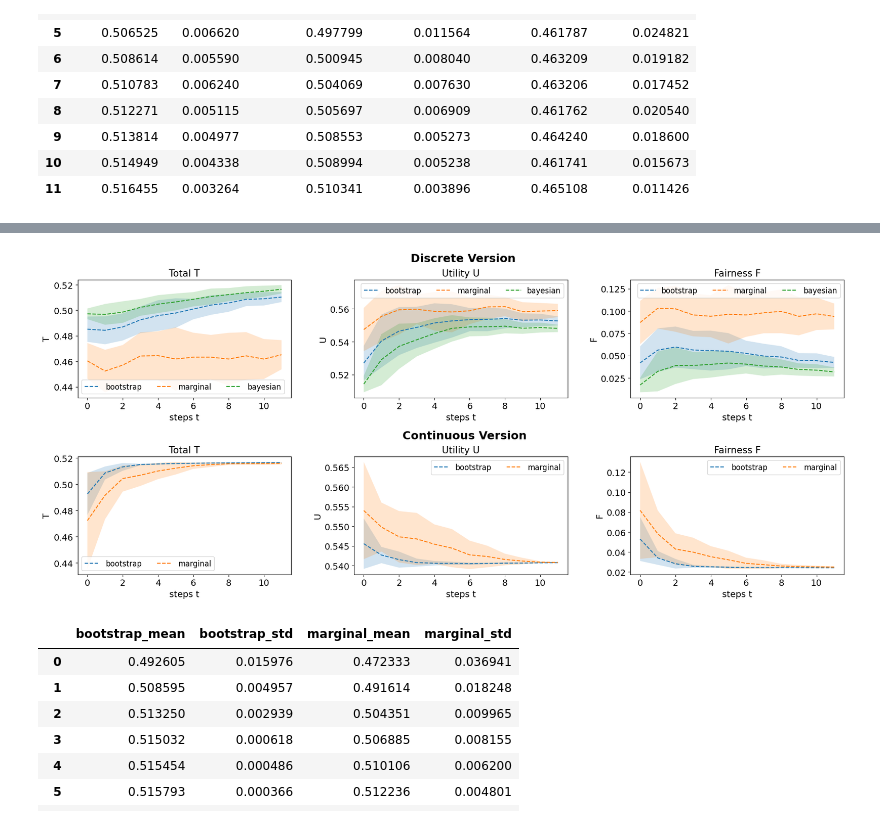
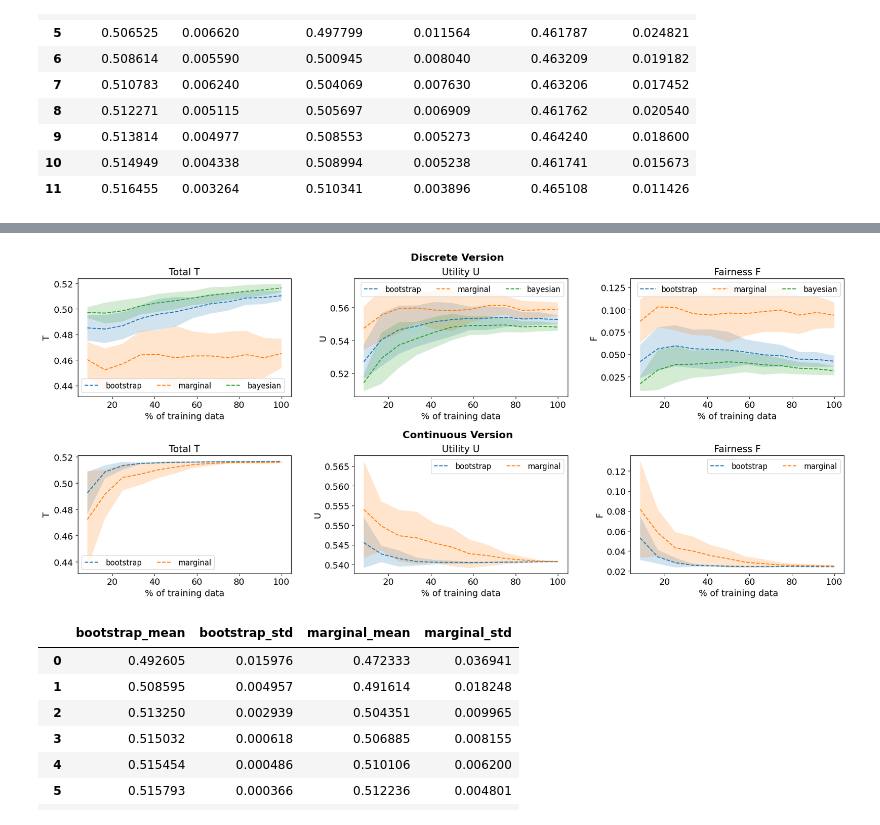
Before and after one commit to a-athanasopoulos/Bayesian-fairness, a Jupyter notebook: src/notebooks/plot results-FINAL.ipynb, the cells around one changed output, grey strips where cells are left out. Drawn from its saved outputs; the diff is of its cells as text; code cells hidden in the pictures.

```diff
--- a/src/notebooks/plot results-FINAL.ipynb
+++ b/src/notebooks/plot results-FINAL.ipynb
@@ -149,3 +145,7 @@ matplotlib.rcParams.update(matplotlib.rcParamsDefault)
 matplotlib.rc('xtick', labelsize=14)
 matplotlib.rc('ytick', labelsize=14)
 matplotlib.rc('axes', labelsize=14)
+# %%
+steps = list( range(1, losses[0]["bootstrap_mean"].shape[0] + 1 ) )
+training_data = [step * 500 for step in steps]
+percentage_of_training_data = [step * 500 * 100/ 6000 for step in steps]
@@ -152,7 +167,7 @@ matplotlib.rc('axes', labelsize=14)
 # %%
 fig, axes = plt.subplots(2, 3, figsize=(18, 8))
-fig.text(0.46, 0.95, f'Discrete Version', fontsize = 18, weight='bold')
-fig.text(0.45, 0.46, f'Continuous Version', fontsize = 18, weight='bold')
+fig.text(0.46, 0.95, f'Discrete Version', fontsize = 16, weight='bold')
+fig.text(0.45, 0.46, f'Continuous Version', fontsize = 16, weight='bold')
 
 #0.      ######################### plot_continius  #########################
 
@@ -160,7 +175,7 @@ ax_dis  = axes[0]
 losses = [eval_loss_dis, eval_utility_dis, eval_fainress_dis]
 # ax_dis[0].suptitle(f'Subfigure title 1')
 ax_dis[1].set_title("Subplot row ")
-x = range(losses[0]["bootstrap_mean"].shape[0])
+x = percentage_of_training_data
 ax_dis[0].plot(x, losses[0]["bootstrap_mean"],"--", label = "bootstrap")
 ax_dis[0].fill_between(x = x,
                  y1 = (losses[0]["bootstrap_mean"]-losses[0]["bootstrap_std"]).values,
@@ -177,7 +192,7 @@ ax_dis[0].fill_between(x = x,
                  y2 = (losses[0]["bayes_mean"]+losses[0]["bayes_std"]).values,
                  alpha = 0.2)
 ax_dis[0].set_title("Total T", fontsize=15)
-ax_dis[0].set(xlabel='steps t')
+ax_dis[0].set(xlabel='% of training data')
 ax_dis[0].set_ylabel(f'T')
 ax_dis[0].legend(ncols=3,fontsize=12)
 
@@ -198,7 +213,7 @@ ax_dis[1].fill_between(x = x,
                  y2 = (losses[1]["bayes_mean"]+losses[1]["bayes_std"]).values,
                  alpha = 0.2)
 ax_dis[1].set_title("Utility U", fontsize=15)
-ax_dis[1].set(xlabel='steps t', ylabel='U')
+ax_dis[1].set(xlabel='% of training data', ylabel='U')
 ax_dis[1].legend(ncols=3,fontsize=12)
 # fairness
 ax_dis[2].plot(x, losses[2]["bootstrap_mean"],"--", label = "bootstrap")
@@ -217,7 +232,7 @@ ax_dis[2].fill_between(x = x,
                  y2 = (losses[2]["bayes_mean"]+losses[2]["bayes_std"]).values,
                  alpha = 0.2)
 ax_dis[2].set_title("Fairness F", fontsize=15)
-ax_dis[2].set(xlabel='steps t', ylabel='F')
+ax_dis[2].set(xlabel='% of training data', ylabel='F')
 ax_dis[2].legend(ncol=3,fontsize=12)
 
 # create_subtitle(fig, ax_dis, 'First')
@@ -231,7 +246,7 @@ losses = [eval_loss_cont, eval_utility_cont, eval_fainress_cont]
 ax_con  = axes[1]
 # ax_dis[0].suptitle(f'Subfigure title 1')
 
-x = range(losses[0]["bootstrap_mean"].shape[0])
+x = percentage_of_training_data
 ax_con[0].plot(x, losses[0]["bootstrap_mean"],"--", label = "bootstrap")
 ax_con[0].fill_between(x = x,
                  y1 = (losses[0]["bootstrap_mean"]-losses[0]["bootstrap_std"]).values,
@@ -243,7 +258,7 @@ ax_con[0].fill_between(x = x,
                  y2 = (losses[0]["marginal_mean"]+losses[0]["marginal_std"]).values,
                  alpha = 0.2)
 ax_con[0].set_title("Total T", fontsize=15)
-ax_con[0].set(xlabel='steps t')
+ax_con[0].set(xlabel='% of training data')
 ax_con[0].set_ylabel(f'T')
 ax_con[0].legend(ncols=2,fontsize=12)
 
@@ -254,36 +269,36 @@ ax_con[1].fill_between(x = x,
                  y2 = (losses[1]["bootstrap_mean"]+losses[1]["bootstrap_std"]).values,
                  alpha = 0.2)
 ax_con[1].plot(x, losses[1]["marginal_mean"],"--", label = "marginal")
 ax_con[1].fill_between(x = x,
                  y1 = (losses[1]["marginal_mean"]-losses[1]["marginal_std"]).values,
                  y2 = (losses[1]["marginal_mean"]+losses[1]["marginal_std"]).values,
                  alpha = 0.2)
 ax_con[1].set_title("Utility U", fontsize=15)
-ax_con[1].set(xlabel='steps t', ylabel='U')
+ax_con[1].set(xlabel='% of training data', ylabel='U')
 ax_con[1].legend(ncols=2,fontsize=12)
 
 # fairness
 ax_con[2].plot(x, losses[2]["bootstrap_mean"],"--", label = "bootstrap")
 ax_con[2].fill_between(x =x,
                  y1 = (losses[2]["bootstrap_mean"]-losses[2]["bootstrap_std"]).values,
                  y2 = (losses[2]["bootstrap_mean"]+losses[2]["bootstrap_std"]).values,
                  alpha = 0.2)
 ax_con[2].plot(x, losses[2]["marginal_mean"],"--", label = "marginal")
 ax_con[2].fill_between(x = x,
                  y1 = (losses[2]["marginal_mean"]-losses[2]["marginal_std"]).values,
                  y2 = (losses[2]["marginal_mean"]+losses[2]["marginal_std"]).values,
                  alpha = 0.2)
 ax_con[2].set_title("Fairness F", fontsize=15)
-ax_con[2].set(xlabel='steps t', ylabel='F')
+ax_con[2].set(xlabel=' % of training data', ylabel='F')
 ax_con[2].legend(ncols=2, fontsize=12)
 # 2. ######################### Save settings  #########################
 plt.tight_layout()
 fig.subplots_adjust(top=0.90, hspace=0.5)
 fig.savefig(save_path + f"/comparison_subplots_paper.png",dpi=100)
 plt.show()
 plt.close()
 # %% [output]
-[figure, old version]
+[figure, new version]
 # %%
 def subplots_comparison_paper(ls, losses_list, save_path):
     fig, axes = plt.subplots(2, 3, figsize=(20, 12))
```
Also changed, not shown: parts of 4 cells of this notebook.
